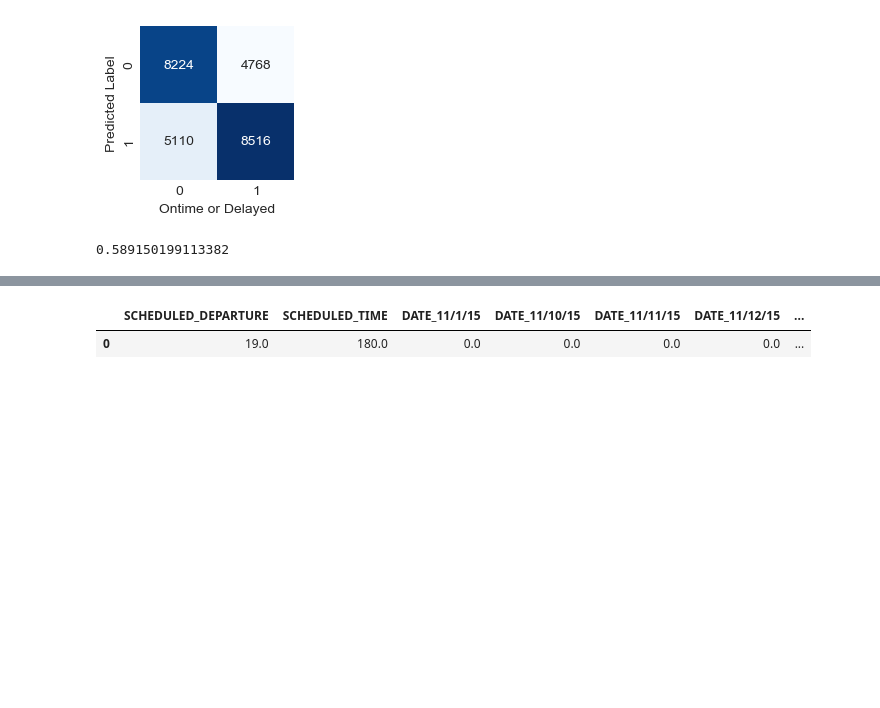
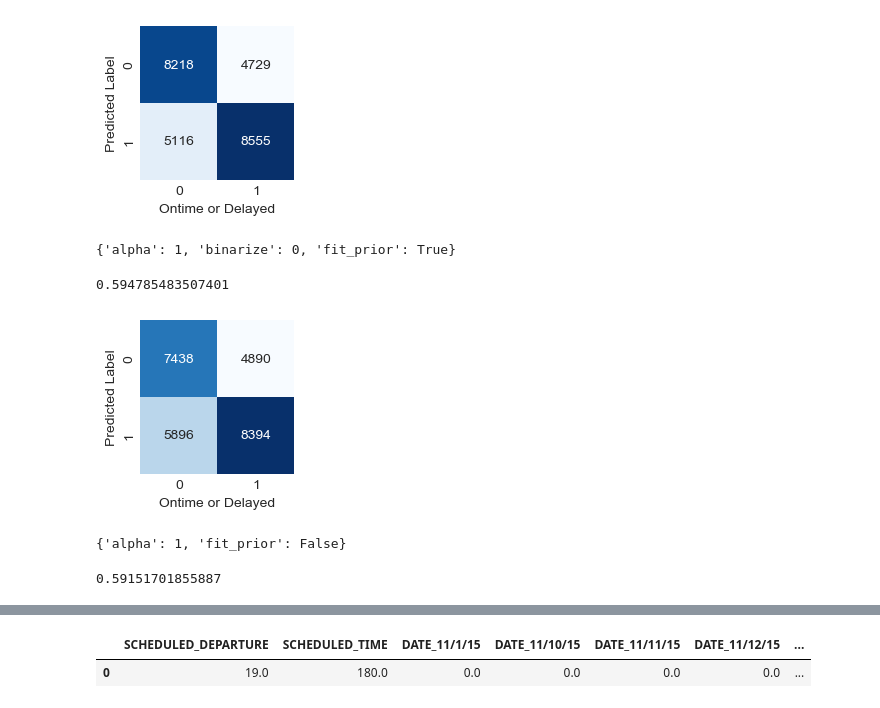
Before and after one commit to INFO6105-Data-Science/Predict-Flight-Delay, a Jupyter notebook: FlightDataAnalysis.ipynb, the cells around one changed output, grey strips where cells are left out. Cells and saved outputs as stored; diff of their text form; code cells hidden in the pictures; blank space fills up the shorter version.

Commit message:
Improve the model.

```diff
--- a/FlightDataAnalysis.ipynb
+++ b/FlightDataAnalysis.ipynb
@@ -557,7 +537,7 @@ from sklearn.model_selection import train_test_split
 train_x, test_x, train_y, test_y = train_test_split(df_clean.drop('DEPARTURE_DELAY', axis=1), df_clean['DEPARTURE_DELAY'], test_size=0.2, random_state=42)
 # %%
 from sklearn.linear_model import LogisticRegression
-model1 = LogisticRegression()
+model1 = LogisticRegression(penalty = 'l2', solver = 'newton-cg')
 model1.fit(train_x, train_y)
 predicted1 = model1.predict(test_x)
 model1.score(test_x, test_y)
@@ -570,14 +550,43 @@ plt.xlabel('Ontime or Delayed')
 plt.ylabel('Predicted Label');
 # %% [output]
 [figure]
+# %%
+from sklearn.naive_bayes import BernoulliNB
+from sklearn.model_selection import GridSearchCV
+param_grid = {'alpha': [1],
+             'binarize': [0],
+             'fit_prior': [True, False]}
+grid = GridSearchCV(BernoulliNB(), param_grid, cv = 7)
+grid.fit(train_x, train_y)
+print(grid.best_params_)
+model2 = BernoulliNB(alpha = 1, binarize = 0, fit_prior = True)
+model2.fit(train_x, train_y);
+predicted2 = model2.predict(test_x)
+model2.score(test_x, test_y)
+# %% [output]
+{'alpha': 1, 'binarize': 0, 'fit_prior': True}
+0.594785483507401
+# %%
+mat = confusion_matrix(test_y, predicted2)
+sns.heatmap(mat.T, square=True, annot=True, fmt='d', cbar=False, cmap="Blues")
+plt.xlabel('Ontime or Delayed')
+plt.ylabel('Predicted Label');
+# %% [output]
+[figure, added]
 # %%
 from sklearn.naive_bayes import MultinomialNB
-model2 = MultinomialNB()
+param_grid = {'alpha': [1],
+             'fit_prior': [True, False]}
+grid = GridSearchCV(MultinomialNB(), param_grid, cv = 10)
+grid.fit(train_x, train_y)
+print(grid.best_params_)
+model2 = MultinomialNB(fit_prior = False)
 model2.fit(train_x, train_y);
 predicted2 = model2.predict(test_x)
 model2.score(test_x, test_y)
 # %% [output]
-0.589150199113382
+{'alpha': 1, 'fit_prior': False}
+0.59151701855887
 # %%
 model2.score(train_x, train_y)
 # %% [output]
```
Also changed, not shown: parts of 27 cells of this notebook.
